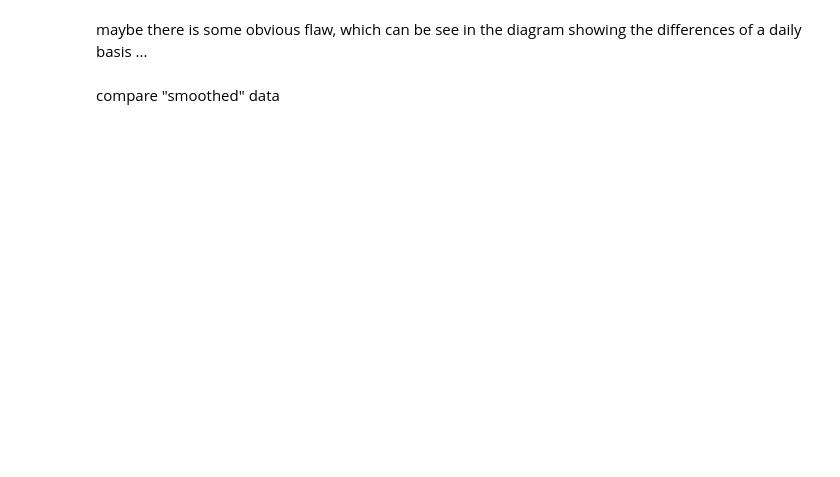
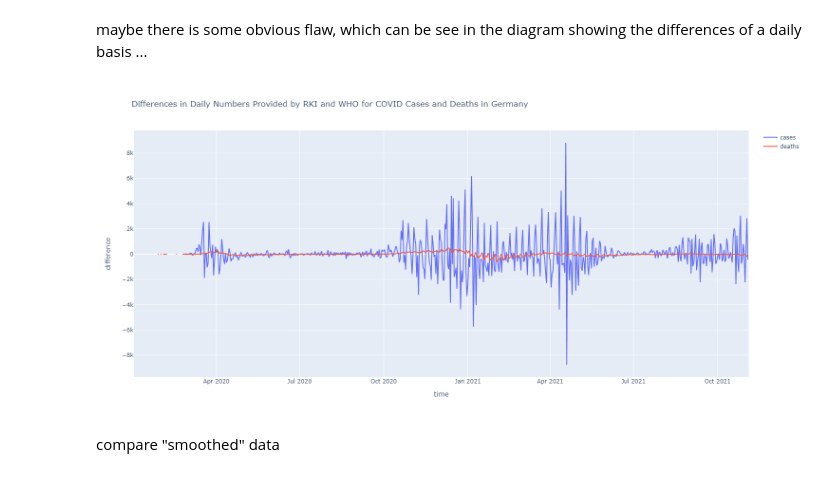
Before and after one commit to runbikeswim/RKI-COVID-15-Data-Sources-Analysis, a Jupyter notebook: RKI_COVID_Data_Comparison.ipynb, the cells around one changed output. Saved outputs shown, nothing was run; the diff lists cells and outputs as text; code cells hidden in the pictures; blank space fills up the shorter version.

Commit message:
use static images

```diff
--- a/RKI_COVID_Data_Comparison.ipynb
+++ b/RKI_COVID_Data_Comparison.ipynb
@@ -370,6 +371,7 @@ WHO_COVID_GERMANY = WHO_COVID_WORLDWIDE[WHO_COVID_WORLDWIDE["country"] == "Germa
 Due to possible delays in the transmission and processing of data, it is likely that the time axis (index `reporting date`) is not in aligned for the two sets of data. Hence a optimal time shift of the WHO's data is computed based on the euclidean distance of the two vectors.
 # %%
 # determine best shift (as multiplies of one day) for the WHO-data, so that the euclidean distance for cases and deaths combined is minimal
+IMAGE_WIDTH, IMAGE_HEIGHT=1500,700
 window, best_shift, min_distance, x, y =  28, None, float("Inf"), [], []
 for shift in range(-window,window+1):
     distance = sqrt(np.nansum(np.square((RKI_COVID_GERMANY \
@@ -379,9 +381,11 @@ for shift in range(-window,window+1):
     if distance < min_distance:
         best_shift, min_distance = shift, distance
 
-px.line(pd.DataFrame(data={"x": x, "y":y}), x="x", y="y",
+fig = px.line(pd.DataFrame(data={"x": x, "y":y}), x="x", y="y",
                      title=f"Best Shift in Days is {best_shift:+3d} With Minimal Euclidian Distance of {min_distance:11,.2f}",
-                     labels={"y": "euclidean distance", "x": "shift in days"}).show()
+                     labels={"y": "euclidean distance", "x": "shift in days"})
+img_bytes = fig.to_image(format="png",  width=IMAGE_WIDTH, height=IMAGE_HEIGHT)
+Image(img_bytes)
 
 WHO_SHIFT = dt.timedelta(days=best_shift)
 WHO_COVID_GERMANY_SHIFTED = WHO_COVID_GERMANY.shift(periods=best_shift, freq=dt.timedelta(days=1)).reindex(index=DATE_RANGE)
@@ -404,10 +408,15 @@ Difference in Totals Between Data From RKI and WHO for the Timeframe FromJan 02
 # %% [markdown]
 maybe there is some obvious flaw, which can be see in the diagram showing the differences of a daily basis ...
 # %%
-px.line((RKI_COVID_GERMANY
-         - WHO_COVID_GERMANY_SHIFTED).reset_index(), x="index", y=["cases", "deaths"],
-        title="Differences in Daily Numbers Provided by RKI and WHO for COVID Cases and Deaths in Germany",
-        labels={"value": "difference", "index": "time", "variable": ""})
+fig = px.line((RKI_COVID_GERMANY
+               - WHO_COVID_GERMANY_SHIFTED).reset_index(), x="index", y=["cases", "deaths"],
+               title="Differences in Daily Numbers Provided by RKI and WHO for COVID Cases and Deaths in Germany",
+               labels={"value": "difference", "index": "time", "variable": ""})
+
+img_bytes = fig.to_image(format="png",  width=IMAGE_WIDTH, height=IMAGE_HEIGHT)
+Image(img_bytes)
+# %% [output]
+[figure, added]
 # %% [markdown]
 compare "smoothed" data
 # %%
```
Also changed, not shown: parts of 15 cells of this notebook, 1 other file.
